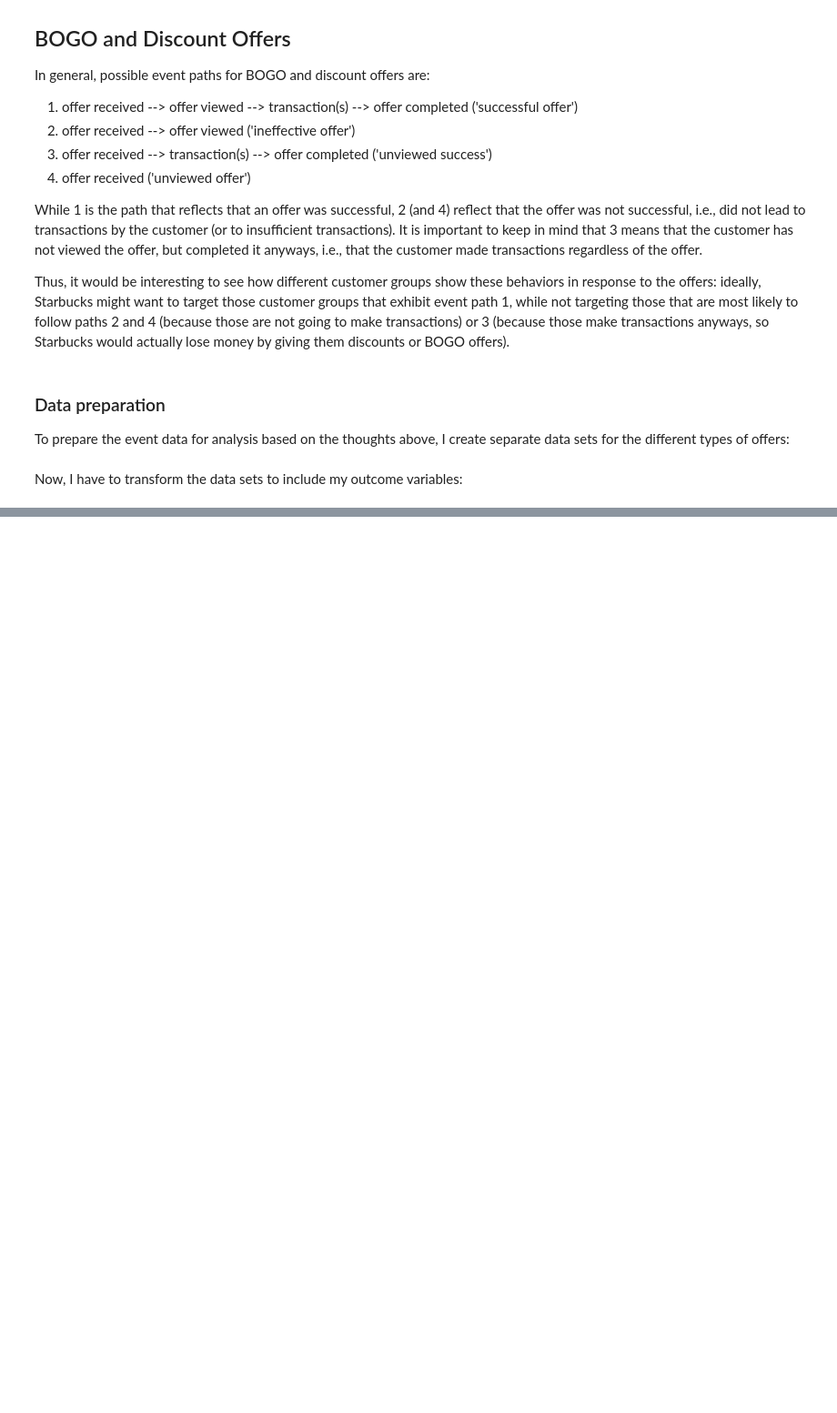
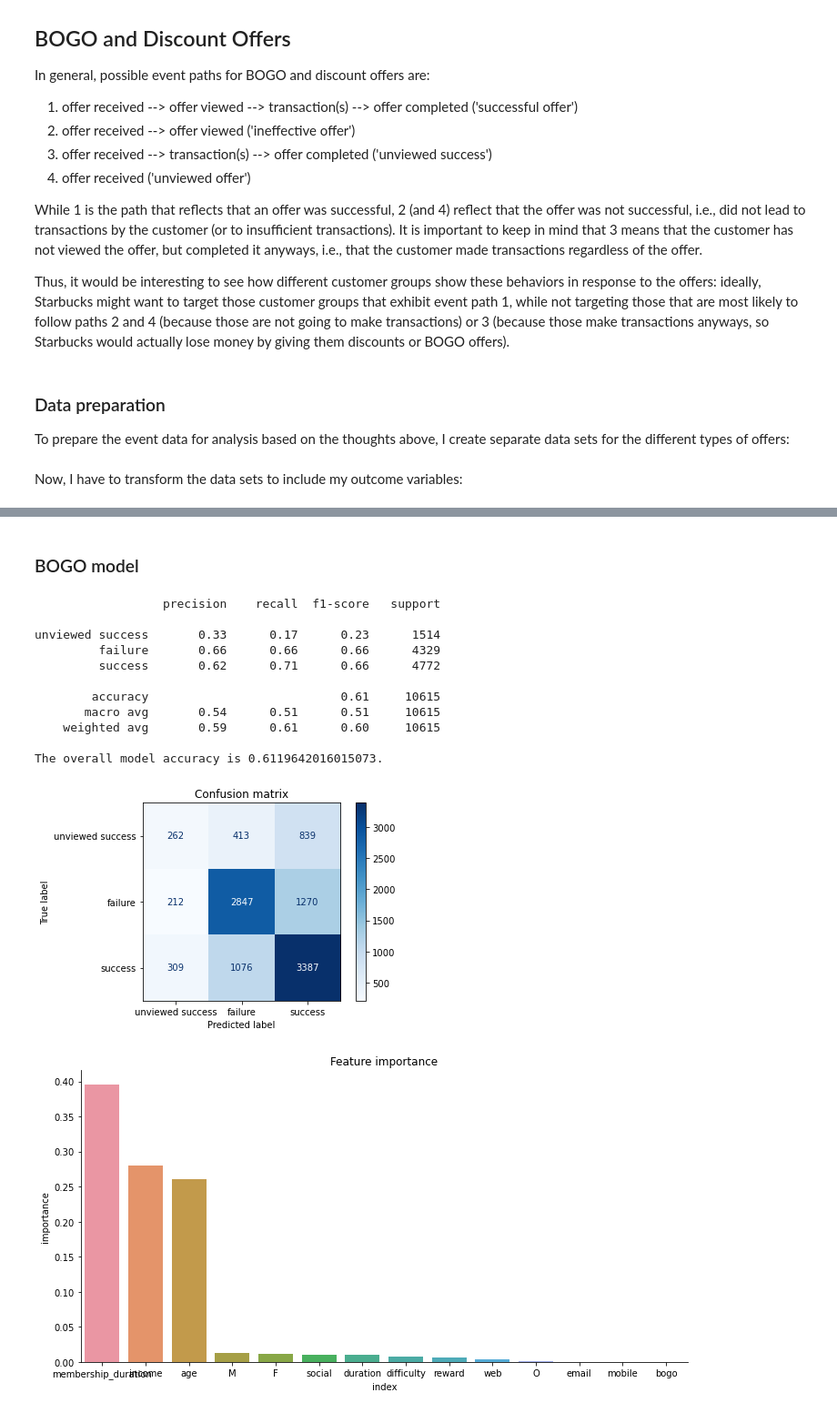
Before and after one commit to kschuessler/udacity_data_scientist_capstone_starbucks, a Jupyter notebook: Starbucks_Capstone_notebook.ipynb, the cells around one changed output, grey strips where cells are left out. Shown at 91% size. Cells and saved outputs as stored; diff of their text form; code cells hidden in the pictures; blank space fills up the shorter version.

```diff
--- a/Starbucks_Capstone_notebook.ipynb
+++ b/Starbucks_Capstone_notebook.ipynb
@@ -438,0 +456,50 @@ discount_cleaned.head(10)
+# %%
+def build_classification_model(df, target, target_names):
+
+    df = df.dropna(how='any', axis=0)
+
+    gender = pd.get_dummies(df.gender)
+    df = pd.concat([df, gender], axis=1)
+
+    X = df.drop(columns=['person_id', 'offer_id', 'time', 'offer_type', 'gender', 'success', 'unviewed_success', 'failure', 'outcome', 'outcome_factor'])
+    y = df[target]
+
+    X_train, X_test, y_train, y_test = train_test_split(X, y, test_size = 0.4, random_state=42)
+
+    model = RandomForestClassifier(max_depth=20, random_state=42)
+    model.fit(X_train, y_train)
+
+    conf_matrix = plot_confusion_matrix(model, X_test, y_test, display_labels=target_names, cmap=plt.cm.Blues, normalize=None)
+    conf_matrix.ax_.set_title('Confusion matrix')
+
+    model_predictions = model.predict(X_test)
+    print(classification_report(y_test, model_predictions, target_names=target_names))
+
+    print("The overall model accuracy is {}.".format(model.score(X_test, y_test)))
+
+    feat_imp = pd.DataFrame(model.feature_importances_, index=X_train.columns,
+                            columns=['importance']).sort_values('importance', ascending=False)
+
+    plot = sns.catplot(data=feat_imp.reset_index(), x='index', y='importance', kind='bar', aspect=2)
+    plot.set(title='Feature importance')
+
+    return model
+# %% [markdown]
+### BOGO model
+# %%
+bogo_model = build_classification_model(bogo_cleaned, 'outcome_factor',
+                                        ['unviewed success', 'failure', 'success'])
+# %% [output]
+                  precision    recall  f1-score   support
+
+unviewed success       0.33      0.17      0.23      1514
+         failure       0.66      0.66      0.66      4329
+         success       0.62      0.71      0.66      4772
+
+        accuracy                           0.61     10615
+       macro avg       0.54      0.51      0.51     10615
+    weighted avg       0.59      0.61      0.60     10615
+
+The overall model accuracy is 0.6119642016015073.
+[figure, added]
+[figure, added]
```
Also changed, not shown: parts of 31 cells of this notebook.
